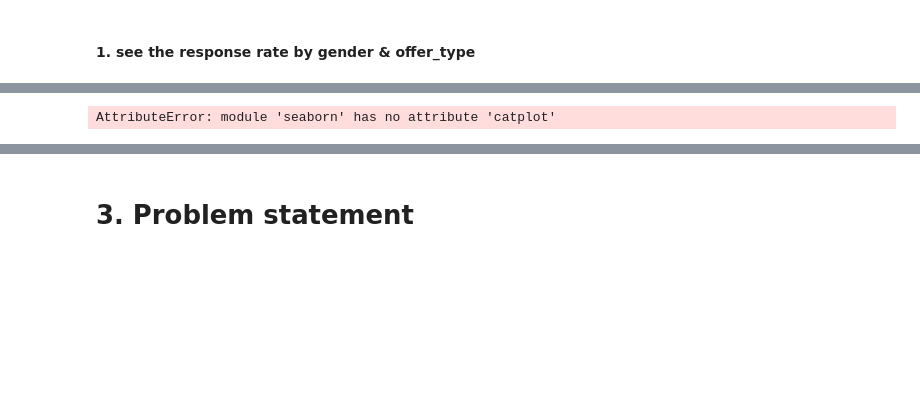
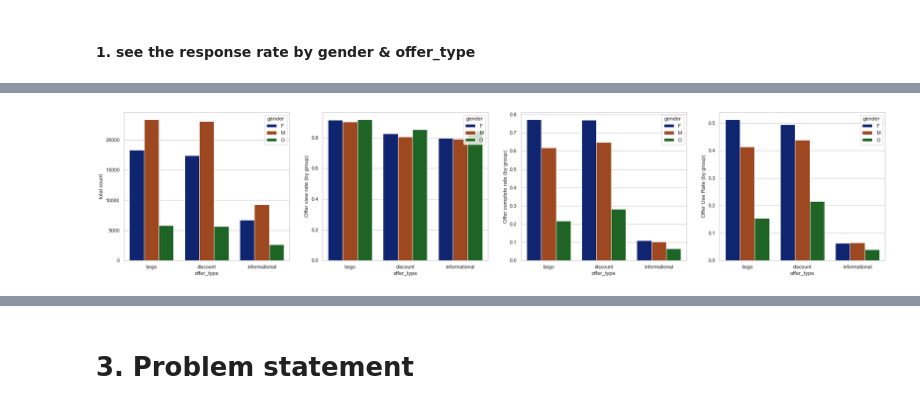
Before and after one commit to mya0220/starbucks_capstone, a Jupyter notebook: Starbucks_Capstone_notebook.ipynb, the cells around one changed output, grey strips where cells are left out. Cells and saved outputs as stored; diff of their text form; code cells hidden in the pictures; blank space fills up the shorter version.

```diff
--- a/Starbucks_Capstone_notebook.ipynb
+++ b/Starbucks_Capstone_notebook.ipynb
@@ -317,11 +305,41 @@ pip._vendor.urllib3.exceptions.ProtocolError: ('Connection broken: OSError("(104
-# %%
-g = sns.catplot(
-    data = resp_1, kind = 'bar',
-    x='offer_type', y = 'if_view_mean', hue='gender',
-    errorbar = 'sd', palette = 'dark', height = 6
-)
-g.despine(left = True)
-g.set_axis_labels("","offer view rate")
-g.legend.set_title("Offer view rate by gender and offer_type")
-# %% [output]
-AttributeError: module 'seaborn' has no attribute 'catplot'
+# %%
+fig, axes = plt.subplots(1,4)
+fig.set_size_inches(30, 6)
+
+g0 = sns.barplot(
+    data = resp_1,
+    x='offer_type', y = 'if_valid_count', hue='gender',
+    errorbar = 'sd', palette = 'dark', ax=axes[0]
+)
+g0.set_ylabel('total count')
+
+
+
+g1 = sns.barplot(
+    data = resp_1,
+    x='offer_type', y = 'if_view_mean', hue='gender',
+    errorbar = 'sd', palette = 'dark', ax=axes[1]
+)
+g1.set_ylabel('Offer view rate (by group)')
+
+
+g2 = sns.barplot(
+    data = resp_1,
+    x='offer_type', y = 'if_complete_mean', hue='gender',
+    errorbar = 'sd', palette = 'dark', ax=axes[2]
+)
+g2.set_ylabel('Offer complete rate (by group)')
+
+
+g3 = sns.barplot(
+    data = resp_1,
+    x='offer_type', y = 'if_valid_mean', hue='gender',
+    errorbar = 'sd', palette = 'dark', ax=axes[3]
+)
+g3.set_ylabel('Offer Use Rate (by group)')
+
+
+
+plt.savefig('respond_rate.png', dpi=300)
+# %% [output]
+[figure, added]
```
Also changed, not shown: parts of 61 cells of this notebook, 5 other files.
